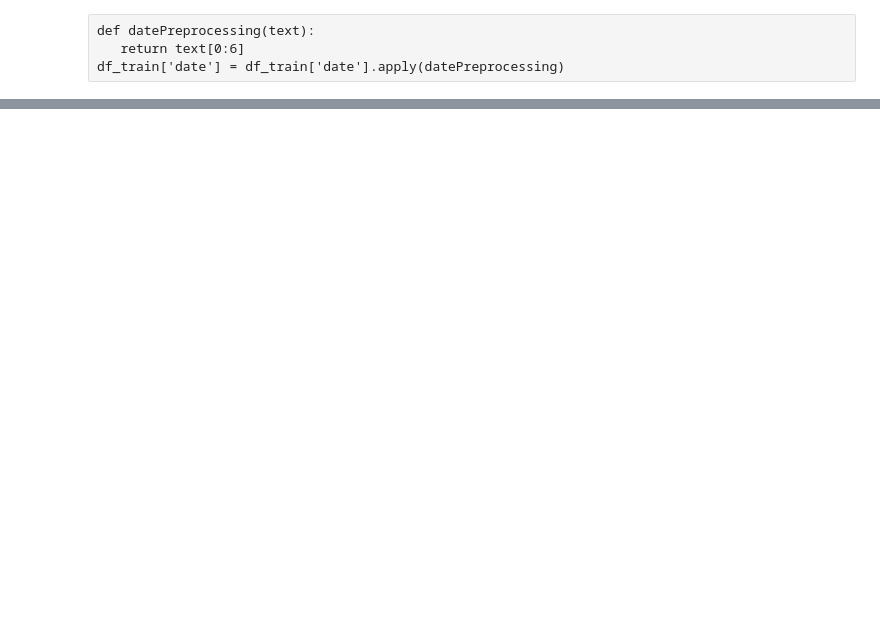
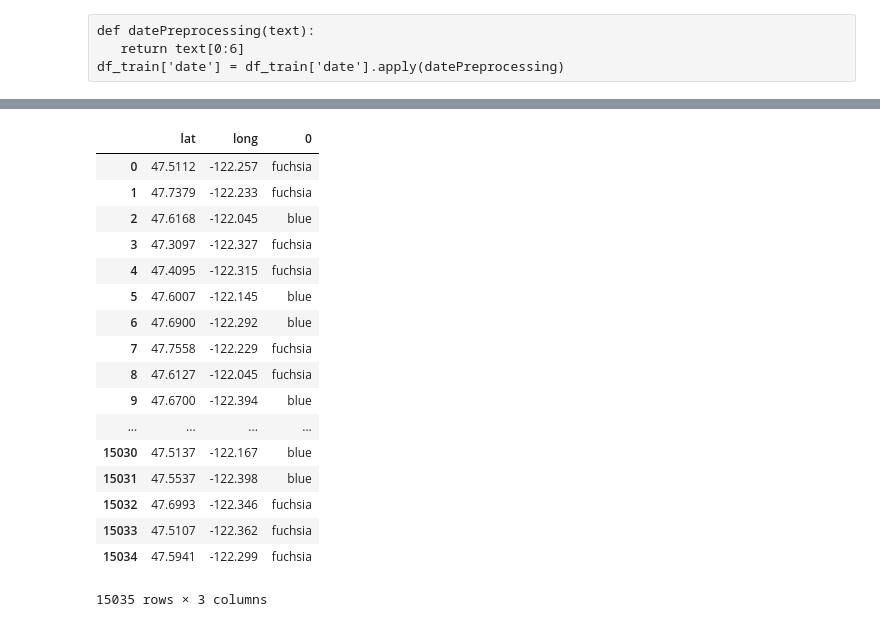
Before and after one commit to ahnjehoon/TIL2, a Jupyter notebook: project/2019-2nd-ml-month-with-kakr/시각화.ipynb, the cells around one changed output, grey strips where cells are left out. Cells and saved outputs as stored; diff of their text form; code cells hidden in the pictures; blank space fills up the shorter version.

```diff
--- a/project/2019-2nd-ml-month-with-kakr/시각화.ipynb
+++ b/project/2019-2nd-ml-month-with-kakr/시각화.ipynb
@@ -229,0 +188,22 @@ zipcode_count.sort_values(["count"], ascending=[False]).head(5)
+# %%
+data = pd.concat([df_train['lat'], df_train['long'], pd.Series(color_set)], axis=1)
+data
+# %% [output]
+|  | lat | long | 0 |
+| 0 | 47.5112 | -122.257 | fuchsia |
+| 1 | 47.7379 | -122.233 | fuchsia |
+| 2 | 47.6168 | -122.045 | blue |
+| 3 | 47.3097 | -122.327 | fuchsia |
+| 4 | 47.4095 | -122.315 | fuchsia |
+| 5 | 47.6007 | -122.145 | blue |
+| 6 | 47.6900 | -122.292 | blue |
+| 7 | 47.7558 | -122.229 | fuchsia |
+| 8 | 47.6127 | -122.045 | fuchsia |
+| 9 | 47.6700 | -122.394 | blue |
+| ... | ... | ... | ... |
+| 15030 | 47.5137 | -122.167 | blue |
+| 15031 | 47.5537 | -122.398 | blue |
+| 15032 | 47.6993 | -122.346 | fuchsia |
+| 15033 | 47.5107 | -122.362 | fuchsia |
+| 15034 | 47.5941 | -122.299 | fuchsia |
+15035 rows × 3 columns
```
Also changed, not shown: parts of 17 cells of this notebook, 2 other files.
